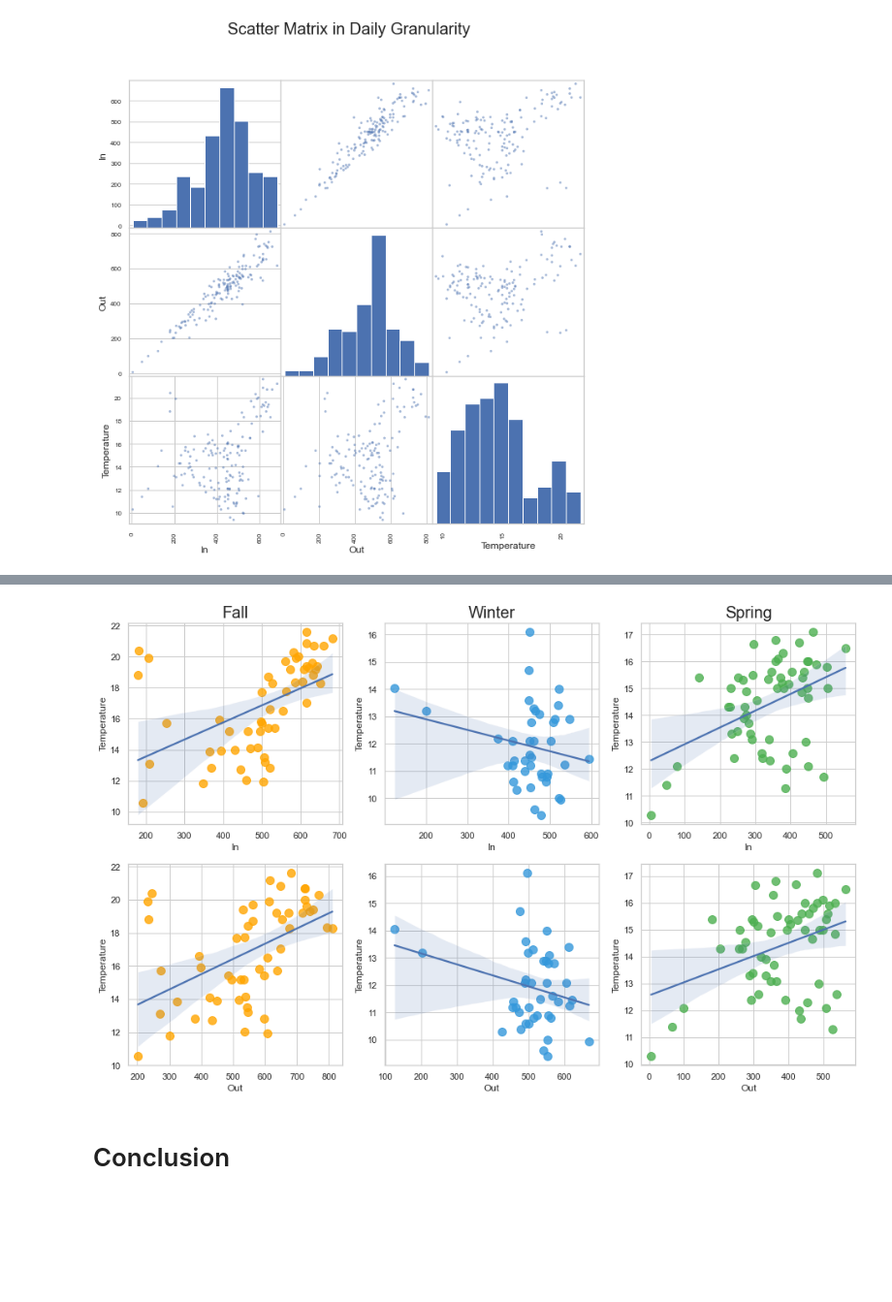
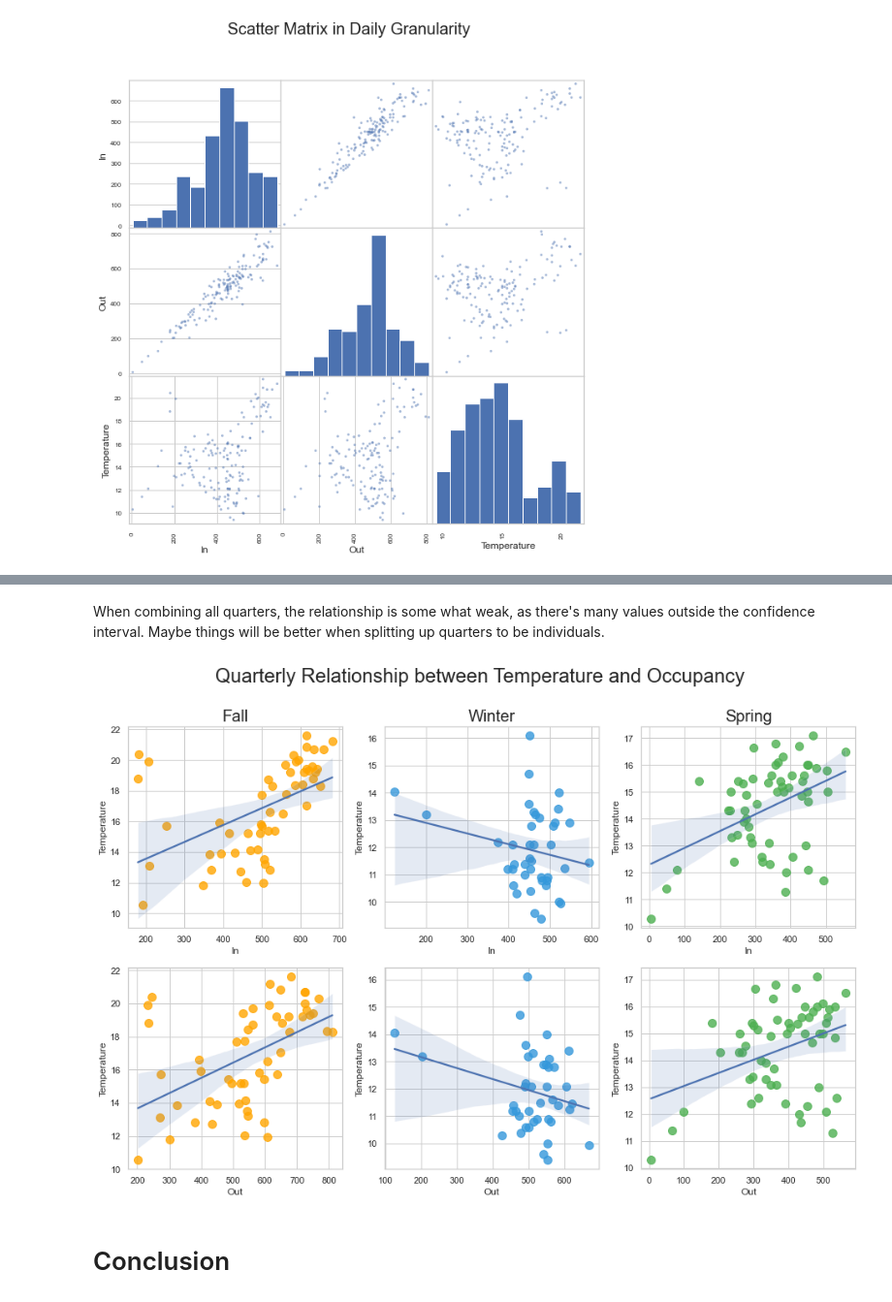
Before and after one commit to Aaron3963/108Test, a Jupyter notebook: index.ipynb, the cells around one changed output, grey strips where cells are left out. Shown at 97% size. Saved outputs shown, nothing was run; the diff lists cells and outputs as text; code cells hidden in the pictures; blank space fills up the shorter version.

Commit message:
Add a graph

```diff
--- a/index.ipynb
+++ b/index.ipynb
@@ -707,28 +719,31 @@ Something is showing up! Let's dig deeper.
+# %% [markdown]
+When combining all quarters, the relationship is some what weak, as there's many values outside the confidence interval. Maybe things will be better when splitting up quarters to be individuals.
 # %%
 fig, axes = plt.subplots(2, 3, figsize=(16, 10))
 
 # Filter data for each quarter
 fall_df = daily_df[daily_df['Quarter'] == 'Fall']
 winter_df = daily_df[daily_df['Quarter'] == 'Winter']
 spring_df = daily_df[daily_df['Quarter'] == 'Spring']
 
 palette=['#FFA500', '#4CAF50', '#3498db']
 # Create regression plots for the first row
 sns.regplot(data=fall_df, x='In', y='Temperature', ax=axes[0, 0], scatter_kws={'s': 100,'color': '#FFA500'})
 sns.regplot(data=winter_df, x='In', y='Temperature', ax=axes[0, 1], scatter_kws={'s': 100,'color': '#3498db'})
 sns.regplot(data=spring_df, x='In', y='Temperature', ax=axes[0, 2], scatter_kws={'s': 100,'color':'#4CAF50'})
 
 sns.regplot(data=fall_df, x='Out', y='Temperature', ax=axes[1, 0], scatter_kws={'s': 100,'color': '#FFA500'})
 sns.regplot(data=winter_df, x='Out', y='Temperature', ax=axes[1, 1], scatter_kws={'s': 100,'color':'#3498db'})
 sns.regplot(data=spring_df, x='Out', y='Temperature', ax=axes[1, 2], scatter_kws={'s': 100,'color': '#4CAF50'})
 # Set titles for the first row
+plt.suptitle('Quarterly Relationship between Temperature and Occupancy',fontsize=24)
 axes[0, 0].set_title('Fall',fontsize=20)
 axes[0, 1].set_title('Winter',fontsize=20)
 axes[0, 2].set_title('Spring',fontsize=20)
 
 plt.show()
 # %% [output]
-[figure, old version]
+[figure, new version]
 # %% [markdown]
 # Conclusion
 # %% [markdown]
```
Also changed, not shown: parts of 4 cells of this notebook, 2 other files.
